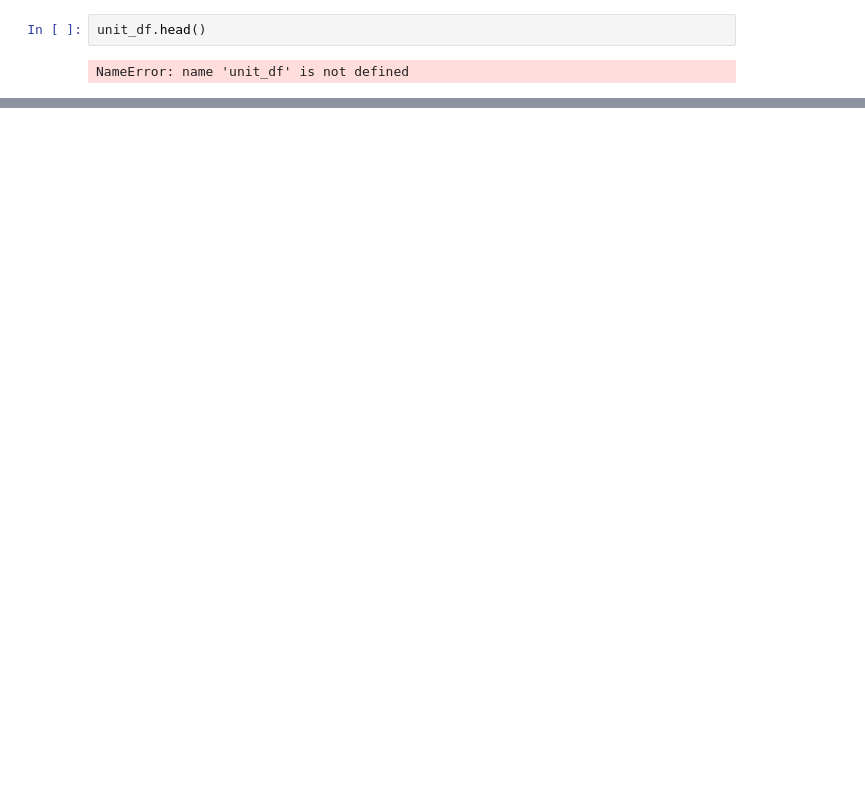
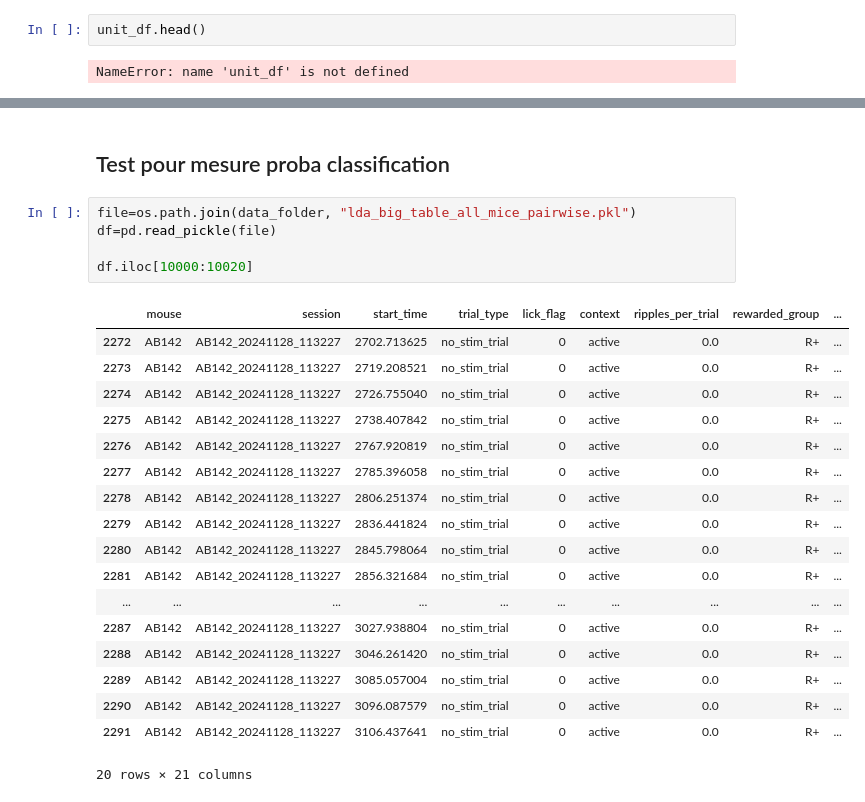
Before and after one commit to LSENS-BMI-EPFL/NWB_analysis, a Jupyter notebook: ripples_analysis/Analysis_TONI/data_exploration.ipynb, the cells around one changed output, grey strips where cells are left out. Drawn from its saved outputs; the diff is of its cells as text; blank space fills up the shorter version.

```diff
--- a/ripples_analysis/Analysis_TONI/data_exploration.ipynb
+++ b/ripples_analysis/Analysis_TONI/data_exploration.ipynb
@@ -1075,0 +1254,26 @@ NameError: name 'unit_df' is not defined
+# %% [markdown]
+## Test pour mesure proba classification
+# %%
+file=os.path.join(data_folder, "lda_big_table_all_mice_pairwise.pkl")
+df=pd.read_pickle(file)
+
+df.iloc[10000:10020]
+# %% [output]
+|  | mouse | session | start_time | trial_type | lick_flag | context | ripples_per_trial | rewarded_group | ... |
+| 2272 | AB142 | AB142_20241128_113227 | 2702.713625 | no_stim_trial | 0 | active | 0.0 | R+ | ... |
+| 2273 | AB142 | AB142_20241128_113227 | 2719.208521 | no_stim_trial | 0 | active | 0.0 | R+ | ... |
+| 2274 | AB142 | AB142_20241128_113227 | 2726.755040 | no_stim_trial | 0 | active | 0.0 | R+ | ... |
+| 2275 | AB142 | AB142_20241128_113227 | 2738.407842 | no_stim_trial | 0 | active | 0.0 | R+ | ... |
+| 2276 | AB142 | AB142_20241128_113227 | 2767.920819 | no_stim_trial | 0 | active | 0.0 | R+ | ... |
+| 2277 | AB142 | AB142_20241128_113227 | 2785.396058 | no_stim_trial | 0 | active | 0.0 | R+ | ... |
+| 2278 | AB142 | AB142_20241128_113227 | 2806.251374 | no_stim_trial | 0 | active | 0.0 | R+ | ... |
+| 2279 | AB142 | AB142_20241128_113227 | 2836.441824 | no_stim_trial | 0 | active | 0.0 | R+ | ... |
+| 2280 | AB142 | AB142_20241128_113227 | 2845.798064 | no_stim_trial | 0 | active | 0.0 | R+ | ... |
+| 2281 | AB142 | AB142_20241128_113227 | 2856.321684 | no_stim_trial | 0 | active | 0.0 | R+ | ... |
+| ... | ... | ... | ... | ... | ... | ... | ... | ... | ... |
+| 2287 | AB142 | AB142_20241128_113227 | 3027.938804 | no_stim_trial | 0 | active | 0.0 | R+ | ... |
+| 2288 | AB142 | AB142_20241128_113227 | 3046.261420 | no_stim_trial | 0 | active | 0.0 | R+ | ... |
+| 2289 | AB142 | AB142_20241128_113227 | 3085.057004 | no_stim_trial | 0 | active | 0.0 | R+ | ... |
+| 2290 | AB142 | AB142_20241128_113227 | 3096.087579 | no_stim_trial | 0 | active | 0.0 | R+ | ... |
+| 2291 | AB142 | AB142_20241128_113227 | 3106.437641 | no_stim_trial | 0 | active | 0.0 | R+ | ... |
+20 rows × 21 columns
```
Also changed, not shown: parts of 36 cells of this notebook, 9 other files.
